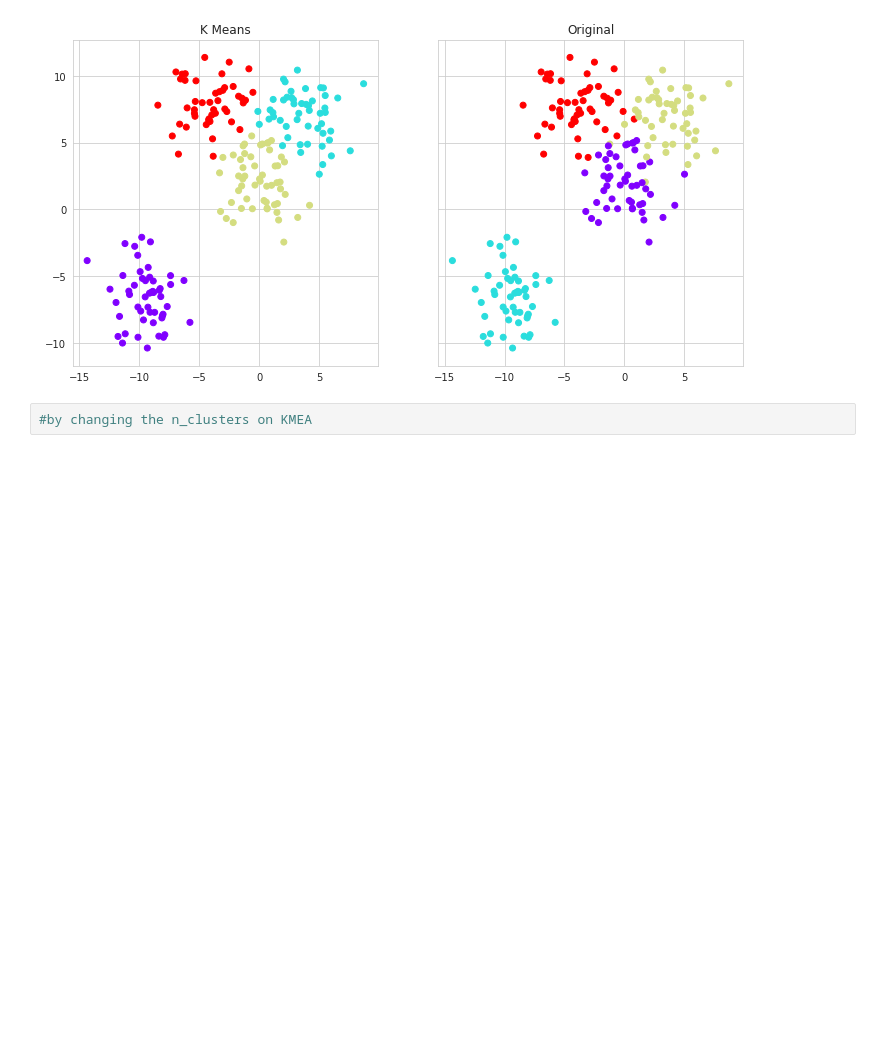
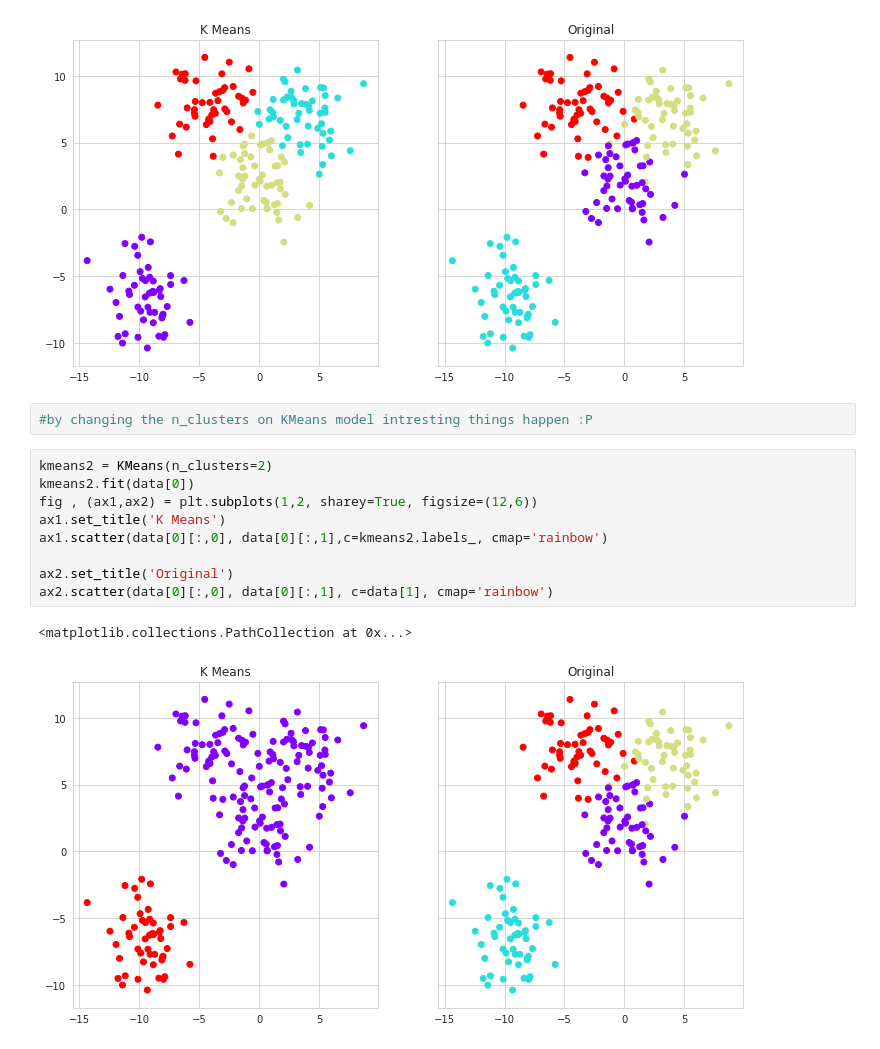
Before and after one commit to OhGreat/Machine-Learning, a Jupyter notebook: K Means Clustering/K_Means_CLustering_intro_example.ipynb, the cells around one changed output. Drawn from its saved outputs; the diff is of its cells as text; blank space fills up the shorter version.

Commit message:
continuing k means clustering..

```diff
--- a/K Means Clustering/Untitled.ipynb
+++ b/K Means Clustering/K_Means_CLustering_intro_example.ipynb
@@ -65,4 +65,16 @@ ax2.scatter(data[0][:,0], data[0][:,1], c=data[1], cmap='rainbow')
 <matplotlib.collections.PathCollection at 0x...>
 [figure]
 # %%
-#by changing the n_clusters on KMEA
+#by changing the n_clusters on KMeans model intresting things happen :P
+# %%
+kmeans2 = KMeans(n_clusters=2)
+kmeans2.fit(data[0])
+fig , (ax1,ax2) = plt.subplots(1,2, sharey=True, figsize=(12,6))
+ax1.set_title('K Means')
+ax1.scatter(data[0][:,0], data[0][:,1],c=kmeans2.labels_, cmap='rainbow')
+
+ax2.set_title('Original')
+ax2.scatter(data[0][:,0], data[0][:,1], c=data[1], cmap='rainbow')
+# %% [output]
+<matplotlib.collections.PathCollection at 0x...>
+[figure, added]
```
